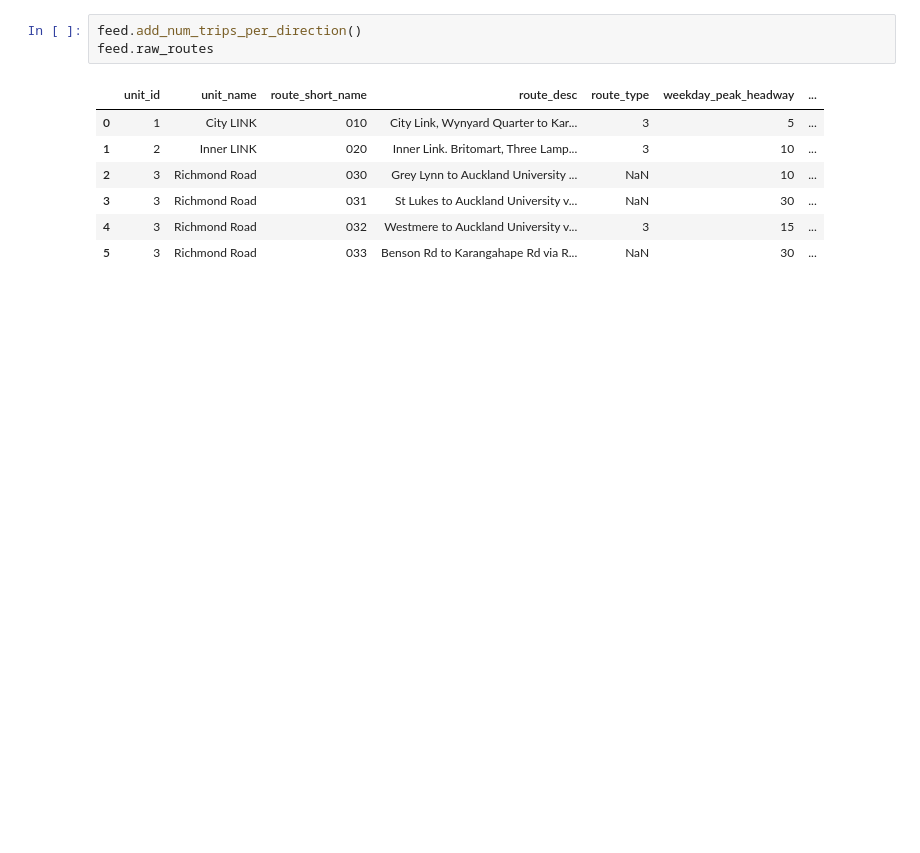
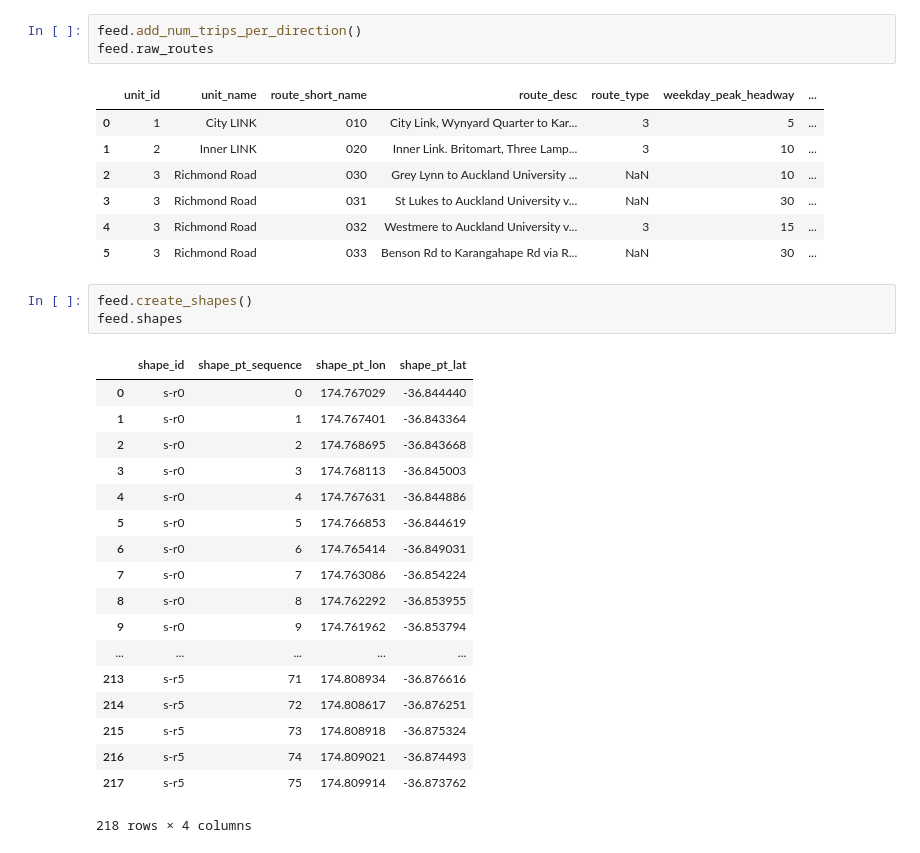
Before and after one commit to mrcagney/make_gtfs, a Jupyter notebook: make_gtfs.ipynb, the cells around one changed output. Saved outputs shown, nothing was run; the diff lists cells and outputs as text; blank space fills up the shorter version.

```diff
--- a/make_gtfs.ipynb
+++ b/make_gtfs.ipynb
@@ -67,3 +69,25 @@ feed.raw_routes
 | 3 | 3 | Richmond Road | 031 | St Lukes to Auckland University v... | NaN | 30 | ... |
 | 4 | 3 | Richmond Road | 032 | Westmere to Auckland University v... | 3 | 15 | ... |
 | 5 | 3 | Richmond Road | 033 | Benson Rd to Karangahape Rd via R... | NaN | 30 | ... |
+# %%
+feed.create_shapes()
+feed.shapes
+# %% [output]
+|  | shape_id | shape_pt_sequence | shape_pt_lon | shape_pt_lat |
+| 0 | s-r0 | 0 | 174.767029 | -36.844440 |
+| 1 | s-r0 | 1 | 174.767401 | -36.843364 |
+| 2 | s-r0 | 2 | 174.768695 | -36.843668 |
+| 3 | s-r0 | 3 | 174.768113 | -36.845003 |
+| 4 | s-r0 | 4 | 174.767631 | -36.844886 |
+| 5 | s-r0 | 5 | 174.766853 | -36.844619 |
+| 6 | s-r0 | 6 | 174.765414 | -36.849031 |
+| 7 | s-r0 | 7 | 174.763086 | -36.854224 |
+| 8 | s-r0 | 8 | 174.762292 | -36.853955 |
+| 9 | s-r0 | 9 | 174.761962 | -36.853794 |
+| ... | ... | ... | ... | ... |
+| 213 | s-r5 | 71 | 174.808934 | -36.876616 |
+| 214 | s-r5 | 72 | 174.808617 | -36.876251 |
+| 215 | s-r5 | 73 | 174.808918 | -36.875324 |
+| 216 | s-r5 | 74 | 174.809021 | -36.874493 |
+| 217 | s-r5 | 75 | 174.809914 | -36.873762 |
+218 rows × 4 columns
```
Also changed, not shown: parts of 6 cells of this notebook, 1 other file.
